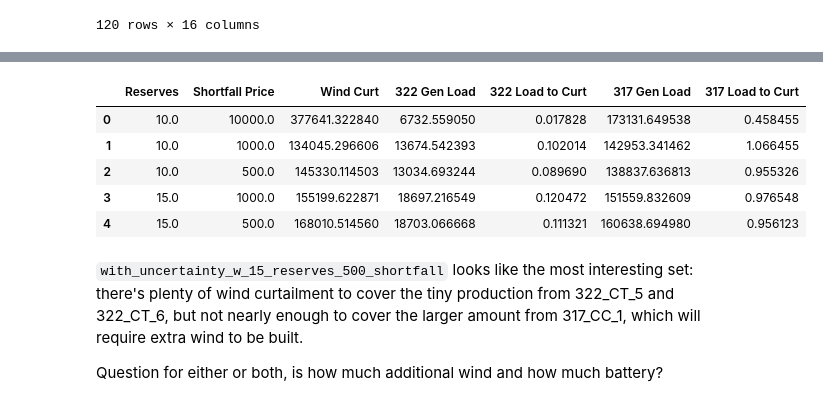
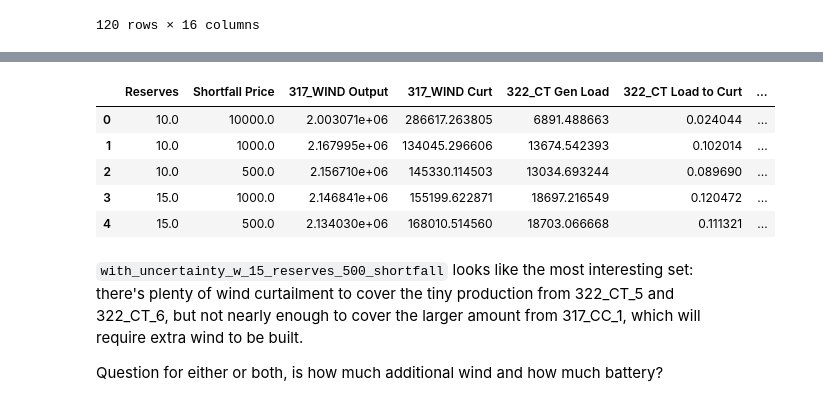
Before and after one commit to dguittet/dispatches, a Jupyter notebook: dispatches/case_studies/renewables_h2_case/prescient_analysis.ipynb, the cells around one changed output, grey strips where cells are left out. Drawn from its saved outputs; the diff is of its cells as text; code cells hidden in the pictures.

```diff
--- a/dispatches/case_studies/renewables_h2_case/prescient_analysis.ipynb
+++ b/dispatches/case_studies/renewables_h2_case/prescient_analysis.ipynb
@@ -2,6 +2,10 @@
 import pandas as pd
 import numpy as np
 from pathlib import Path
+import networkx as nx
+from pyvis.network import Network
+from functools import reduce
+
 from dispatches_sample_data import rts_gmlc
 from dispatches.case_studies.renewables_case.double_loop_utils import *
 
@@ -9,7 +13,7 @@ import matplotlib.pyplot as plt
 plt.style.use('dark_background')
 
 rts_gmlc_dirs = [
-    Path("/Users/dguittet/Projects/Dispatches/workspace/prescient_runs/simulate_with_network_with_uncertainty_w_10_reserves"),
+    Path("/Users/dguittet/Projects/Dispatches/workspace/prescient_runs/simulate_with_network_with_uncertainty_w_10_reserves_achp"),
     Path("/Users/dguittet/Projects/Dispatches/workspace/prescient_runs/simulate_with_network_with_uncertainty_w_10_reserves_1000_shortfall_eagle"),
     Path("/Users/dguittet/Projects/Dispatches/workspace/prescient_runs/simulate_with_network_with_uncertainty_w_10_reserves_500_shortfall_eagle"),
     Path("/Users/dguittet/Projects/Dispatches/workspace/prescient_runs/simulate_with_network_with_uncertainty_w_15_reserves_1000_shortfall_eagle"),
@@ -300,46 +301,44 @@ net.show("rtsgmlc.html")
 # %% [output]
 [interactive output not drawn]
 # %%
-from functools import reduce
-
-df_energy = pd.DataFrame(columns=["Reserves", 'Shortfall Price', "Wind Curt", '322 Gen Load', "322 Load to Curt", "317 Gen Load", '317 Load to Curt'])
+df_energy = pd.DataFrame(columns=["Reserves", 'Shortfall Price', "317_WIND Output", "317_WIND Curt", '322_CT Gen Load', "322_CT Load to Curt", "318_CC Gen Load", 'Load to Curt'])
 
 df_energy_timeseries = []
 
 for rts_gmlc_dir in rts_gmlc_dirs:
     summary, gen_df = read_prescient_outputs(rts_gmlc_dir, rts_gmlc.source_data_path)
 
     wind_df = gen_df.query('Generator == "317_WIND_1"')['Output']
     wind_curt_df = gen_df.query('Generator == "317_WIND_1"')['Curtailment']
     cc_df = gen_df.query('Generator == "322_CT_5"')['Dispatch'] + gen_df.query('Generator == "322_CT_6"')['Dispatch']
     cc_df_2 = gen_df.query('Generator == "318_CC_1"')['Dispatch']
 
     reserves = int(rts_gmlc_dir.stem.split('_w_')[1].split('_')[0]) if 'reserves' in rts_gmlc_dir.stem else 0
     shortfall = int(rts_gmlc_dir.stem.split('reserves_')[1].split('_')[0]) if 'shortfall' in rts_gmlc_dir.stem else 10000
 
     wind_cf = read_rts_gmlc_wind_inputs_with_fix(rts_gmlc.source_data_path, gen_df)
 
     df_energy_ts = pd.DataFrame(index=wind_df.index)
     df_energy_ts['317_WIND Output'] = wind_df
     df_energy_ts['317_WIND Curtail'] = wind_curt_df
     df_energy_ts['322_CT Output'] = cc_df
     df_energy_ts['318_CC Output'] = cc_df_2
     df_energy_ts['Reserves'] = reserves
     df_energy_ts['Shortfall'] = shortfall
     df_energy_ts['317_WIND_1-RTCF'] = wind_cf['317_WIND_1-RTCF']
     df_energy_timeseries.append(df_energy_ts)
 
-    df_energy.loc[len(df_energy)] = [reserves, shortfall, wind_curt_df.sum(), cc_df.sum(), cc_df.sum() / wind_curt_df.sum(), cc_df_2.sum(), cc_df_2.sum() / wind_curt_df.sum()]
+    df_energy.loc[len(df_energy)] = [reserves, shortfall, wind_df.sum(), wind_curt_df.sum(), cc_df.sum(), cc_df.sum() / wind_curt_df.sum(), cc_df_2.sum(), cc_df_2.sum() / wind_curt_df.sum()]
 
 df_energy_timeseries = pd.concat(df_energy_timeseries)
 df_energy
 # %% [output]
-|  | Reserves | Shortfall Price | Wind Curt | 322 Gen Load | 322 Load to Curt | 317 Gen Load | 317 Load to Curt |
-| 0 | 10.0 | 10000.0 | 377641.322840 | 6732.559050 | 0.017828 | 173131.649538 | 0.458455 |
-| 1 | 10.0 | 1000.0 | 134045.296606 | 13674.542393 | 0.102014 | 142953.341462 | 1.066455 |
-| 2 | 10.0 | 500.0 | 145330.114503 | 13034.693244 | 0.089690 | 138837.636813 | 0.955326 |
-| 3 | 15.0 | 1000.0 | 155199.622871 | 18697.216549 | 0.120472 | 151559.832609 | 0.976548 |
-| 4 | 15.0 | 500.0 | 168010.514560 | 18703.066668 | 0.111321 | 160638.694980 | 0.956123 |
+|  | Reserves | Shortfall Price | 317_WIND Output | 317_WIND Curt | 322_CT Gen Load | 322_CT Load to Curt | ... |
+| 0 | 10.0 | 10000.0 | 2.003071e+06 | 286617.263805 | 6891.488663 | 0.024044 | ... |
+| 1 | 10.0 | 1000.0 | 2.167995e+06 | 134045.296606 | 13674.542393 | 0.102014 | ... |
+| 2 | 10.0 | 500.0 | 2.156710e+06 | 145330.114503 | 13034.693244 | 0.089690 | ... |
+| 3 | 15.0 | 1000.0 | 2.146841e+06 | 155199.622871 | 18697.216549 | 0.120472 | ... |
+| 4 | 15.0 | 500.0 | 2.134030e+06 | 168010.514560 | 18703.066668 | 0.111321 | ... |
 # %% [markdown]
 `with_uncertainty_w_15_reserves_500_shortfall` looks like the most interesting set: there's plenty of wind curtailment to cover the tiny production from 322_CT_5 and 322_CT_6, but not nearly enough to cover the larger amount from 317_CC_1, which will require extra wind to be built.
 
```
Also changed, not shown: parts of 7 cells of this notebook, 5 other files.
